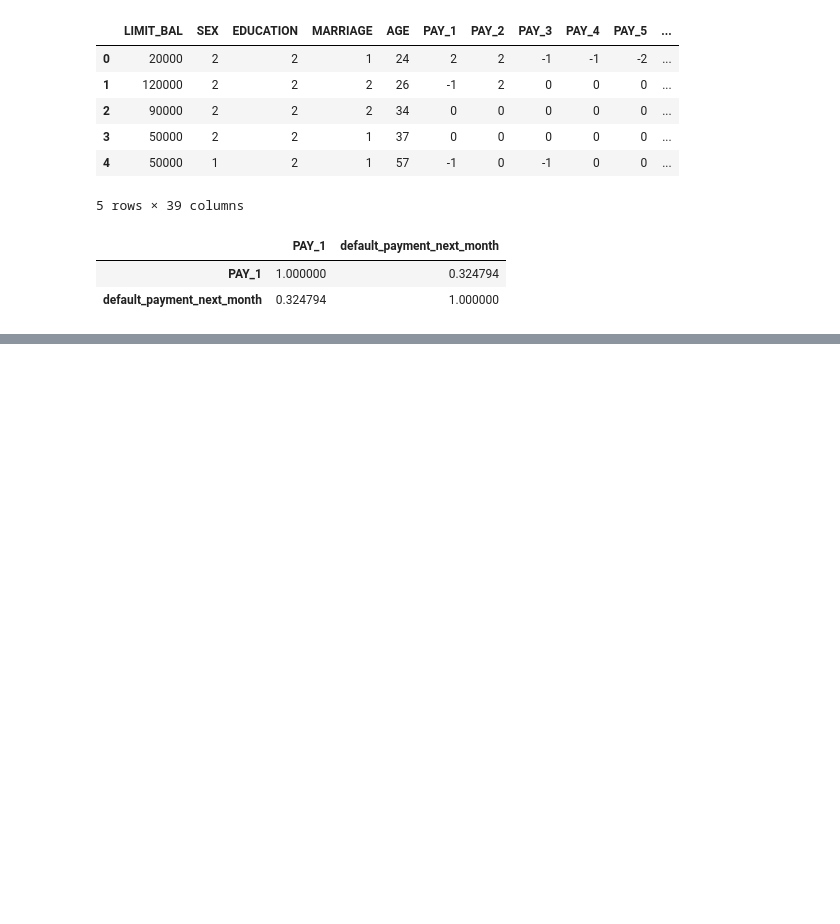
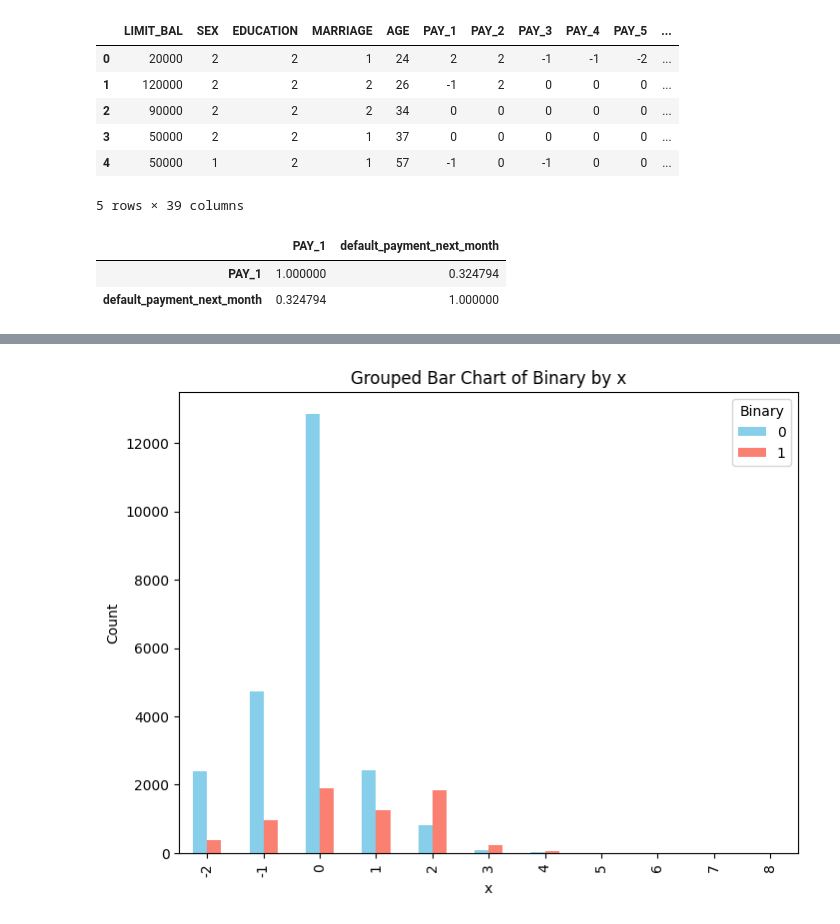
Before and after one commit to jessepoljak/Project_2_Credit_Default, a Jupyter notebook: Project2_Loans.ipynb, the cells around one changed output, grey strips where cells are left out. Cells and saved outputs as stored; diff of their text form; code cells hidden in the pictures; blank space fills up the shorter version.

```diff
--- a/Project2_Loans.ipynb
+++ b/Project2_Loans.ipynb
@@ -133,0 +166,11 @@ plt.scatter(df_corr['PAY_1'], df_corr['default_payment_next_month'])
+# %%
+grouped = df_corr.groupby(['PAY_1', 'default_payment_next_month']).size().unstack(fill_value=0)
+# Plot as a grouped bar chart
+grouped.plot(kind='bar', figsize=(8, 6), color=['skyblue', 'salmon'])
+plt.title('Grouped Bar Chart of Binary by x')
+plt.ylabel('Count')
+plt.xlabel('x')
+plt.legend(title='Binary')
+plt.show()
+# %% [output]
+[figure, added]
```
Also changed, not shown: parts of 16 cells of this notebook.
